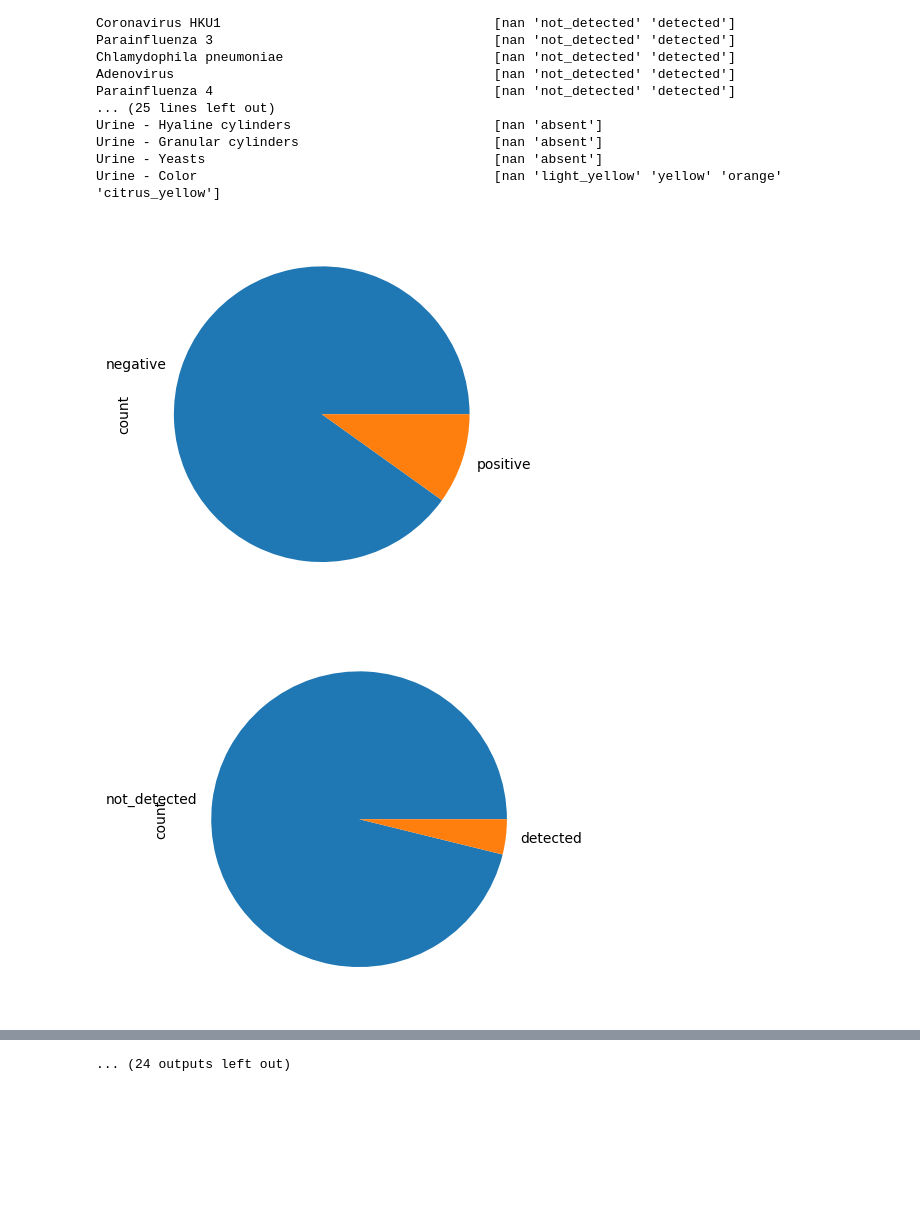
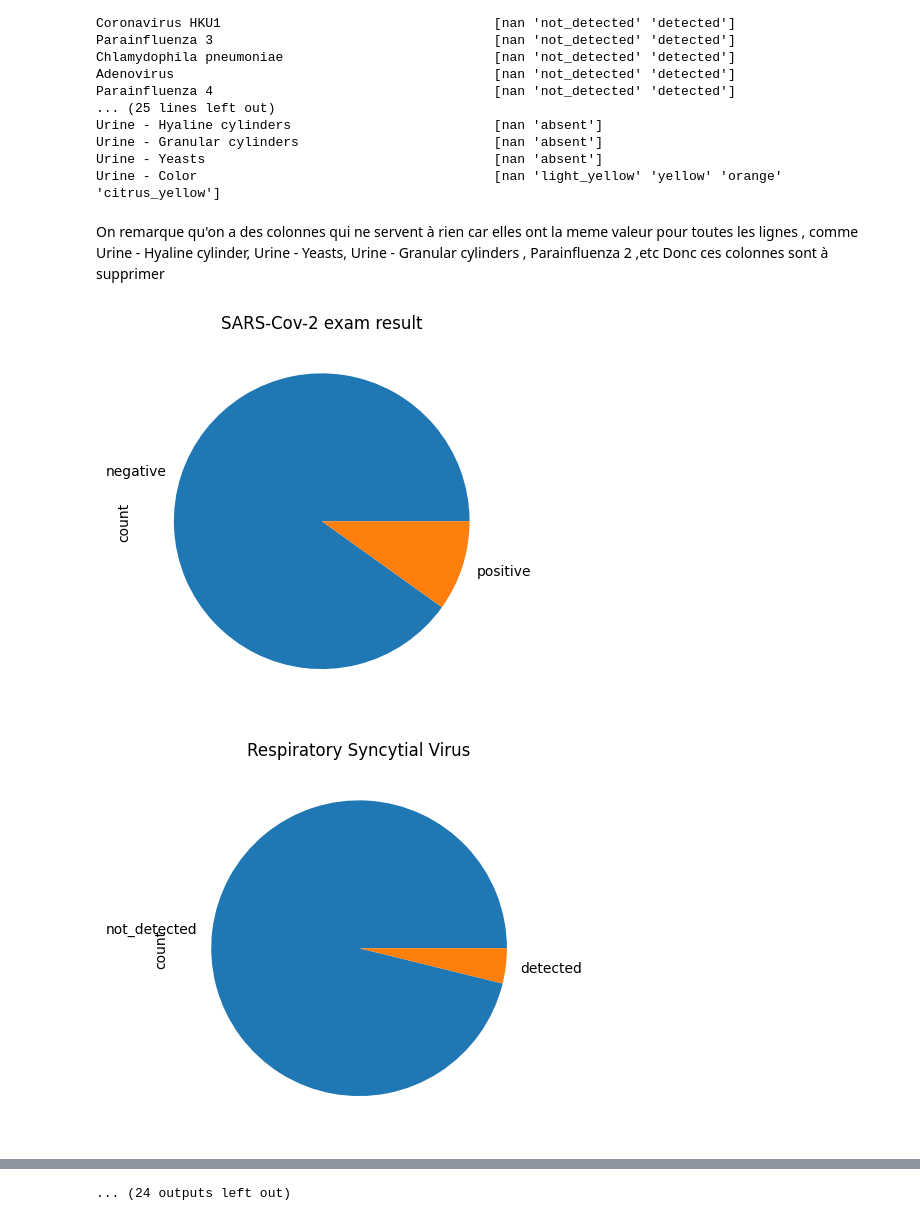
Before and after one commit to sabina-sabi/Covid19Data, a Jupyter notebook: Covid19Data.ipynb, the cells around one changed output, grey strips where cells are left out. Drawn from its saved outputs; the diff is of its cells as text; code cells hidden in the pictures; blank space fills up the shorter version.

```diff
--- a/Covid19Data.ipynb
+++ b/Covid19Data.ipynb
@@ -143,10 +158,16 @@ Urine - Hyaline cylinders                          [nan 'absent']
 Urine - Granular cylinders                         [nan 'absent']
 Urine - Yeasts                                     [nan 'absent']
 Urine - Color                                      [nan 'light_yellow' 'yellow' 'orange' 'citrus_yellow']
+# %% [markdown]
+On remarque qu'on a des colonnes qui ne servent à rien car elles ont la meme valeur pour toutes les lignes , comme Urine - Hyaline cylinder, Urine - Yeasts, Urine - Granular cylinders , Parainfluenza 2 ,etc
+Donc ces colonnes sont à supprimer
 # %%
+#on affiche des figures qui représentent le nombre de cas négatifs et positifs pour chaque virus
 for col in df.select_dtypes('object'):
     plt.figure()
     df[col].value_counts().plot.pie()
+    plt.title(col)
+    plt.show()
 # %% [output]
-[figure, old version]
+[figure, new version]
-[figure, old version]
+[figure, new version]
```
Also changed, not shown: parts of 17 cells of this notebook, 1 other file.
